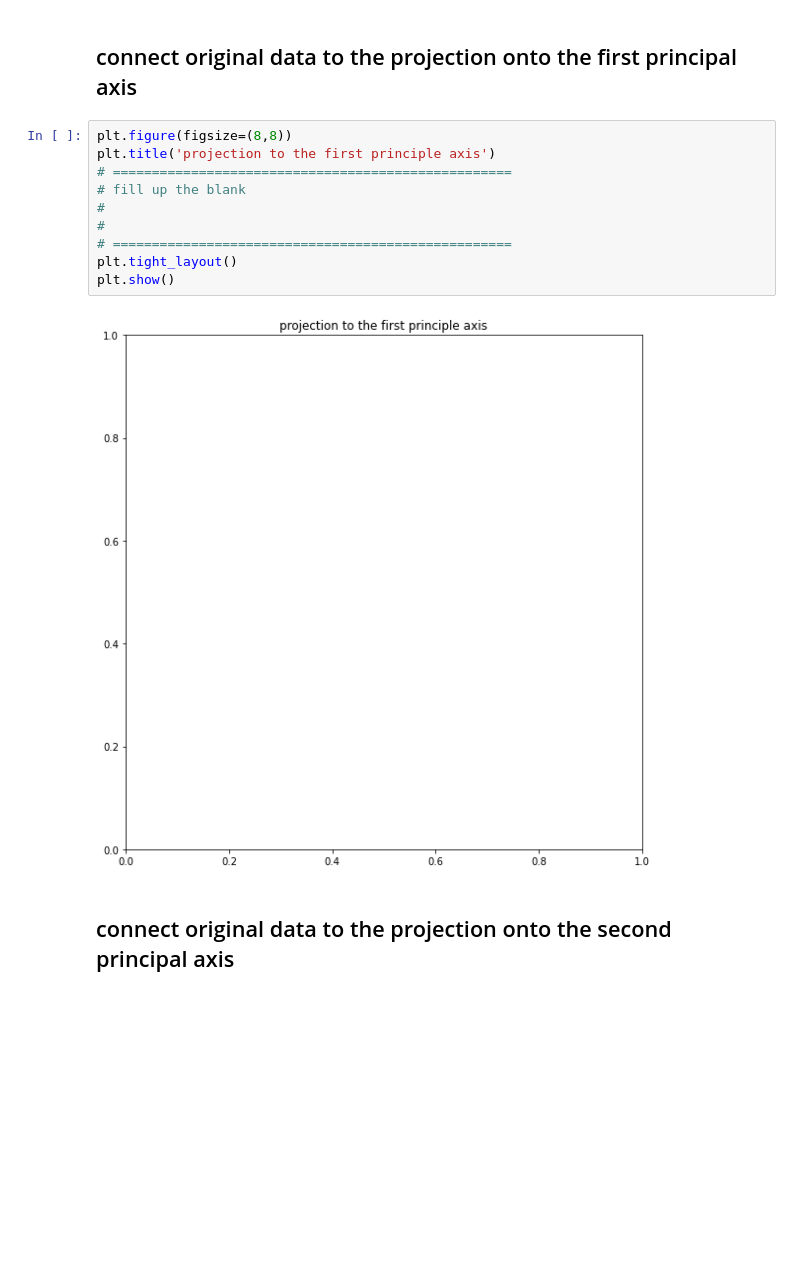
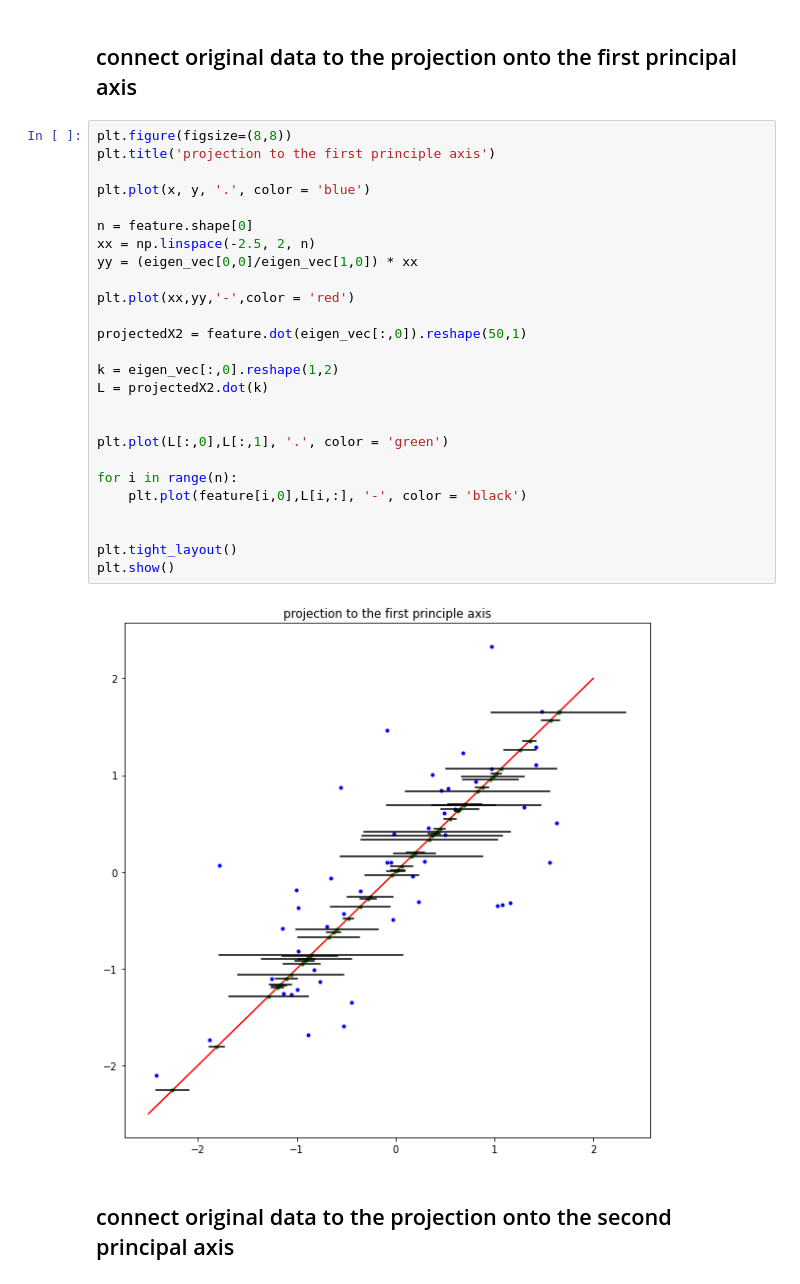
Before and after one commit to DancingGamza/Machine_learning, a Jupyter notebook: assignment_12.ipynb, the cells around one changed output. Cells and saved outputs as stored; diff of their text form; blank space fills up the shorter version.

```diff
--- a/assignment_12.ipynb
+++ b/assignment_12.ipynb
@@ -234,18 +257,34 @@ plt.show()
 [figure]
 # %% [markdown]
 ## connect original data to the projection onto the first principal axis
-# %%
-plt.figure(figsize=(8,8))
-plt.title('projection to the first principle axis')
-# ===================================================
-# fill up the blank
-#
-#
-# ===================================================
-plt.tight_layout()
-plt.show()
-# %% [output]
-[figure, removed]
+# %%
+plt.figure(figsize=(8,8))
+plt.title('projection to the first principle axis')
+
+plt.plot(x, y, '.', color = 'blue')
+
+n = feature.shape[0]
+xx = np.linspace(-2.5, 2, n)
+yy = (eigen_vec[0,0]/eigen_vec[1,0]) * xx
+
+plt.plot(xx,yy,'-',color = 'red')
+
+projectedX2 = feature.dot(eigen_vec[:,0]).reshape(50,1)
+
+k = eigen_vec[:,0].reshape(1,2)
+L = projectedX2.dot(k)
+
+
+plt.plot(L[:,0],L[:,1], '.', color = 'green')
+
+for i in range(n):
+    plt.plot(feature[i,0],L[i,:], '-', color = 'black')
+
+
+plt.tight_layout()
+plt.show()
+# %% [output]
+[figure, added]
 # %% [markdown]
 ## connect original data to the projection onto the second principal axis
 # %%
```
Also changed, not shown: parts of 2 cells of this notebook.
